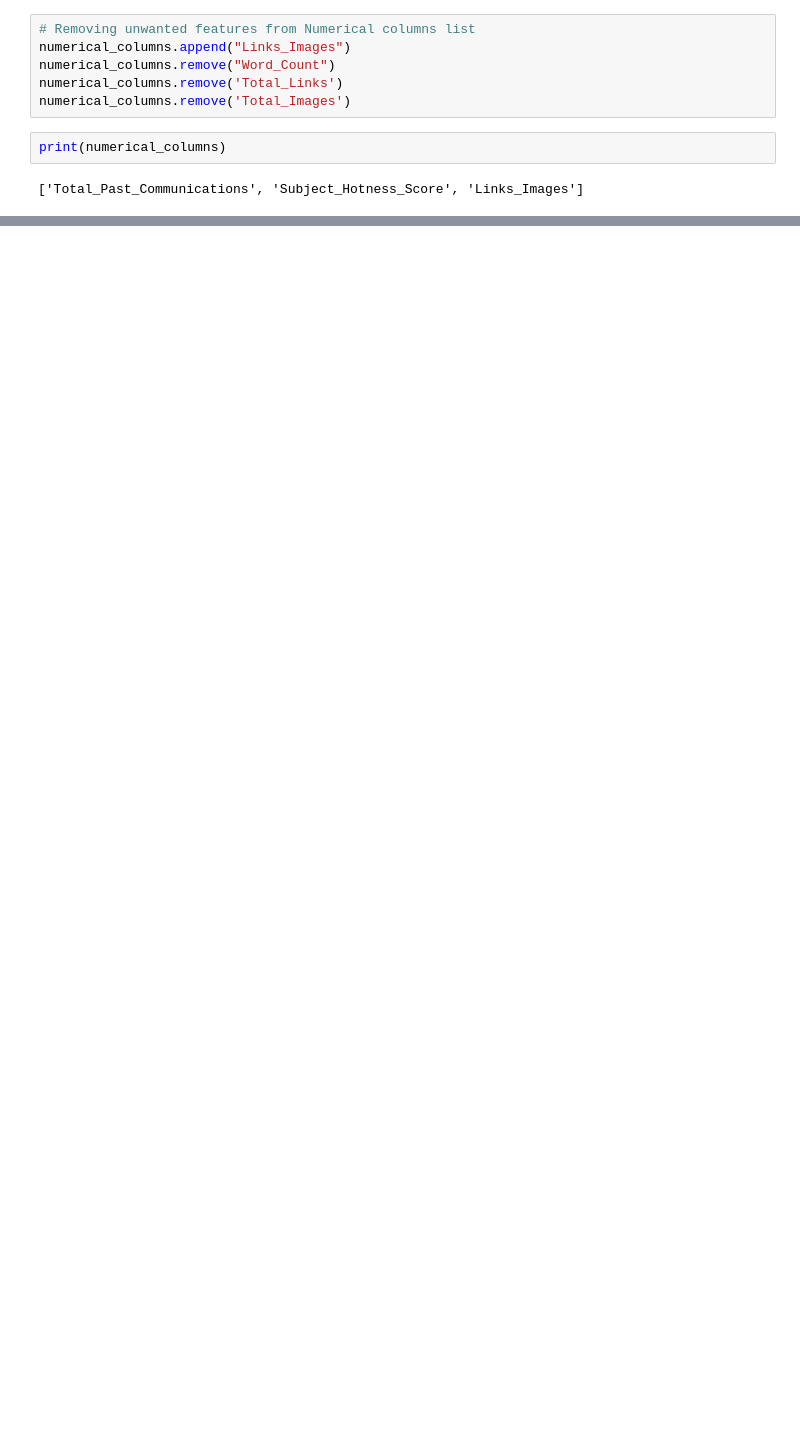
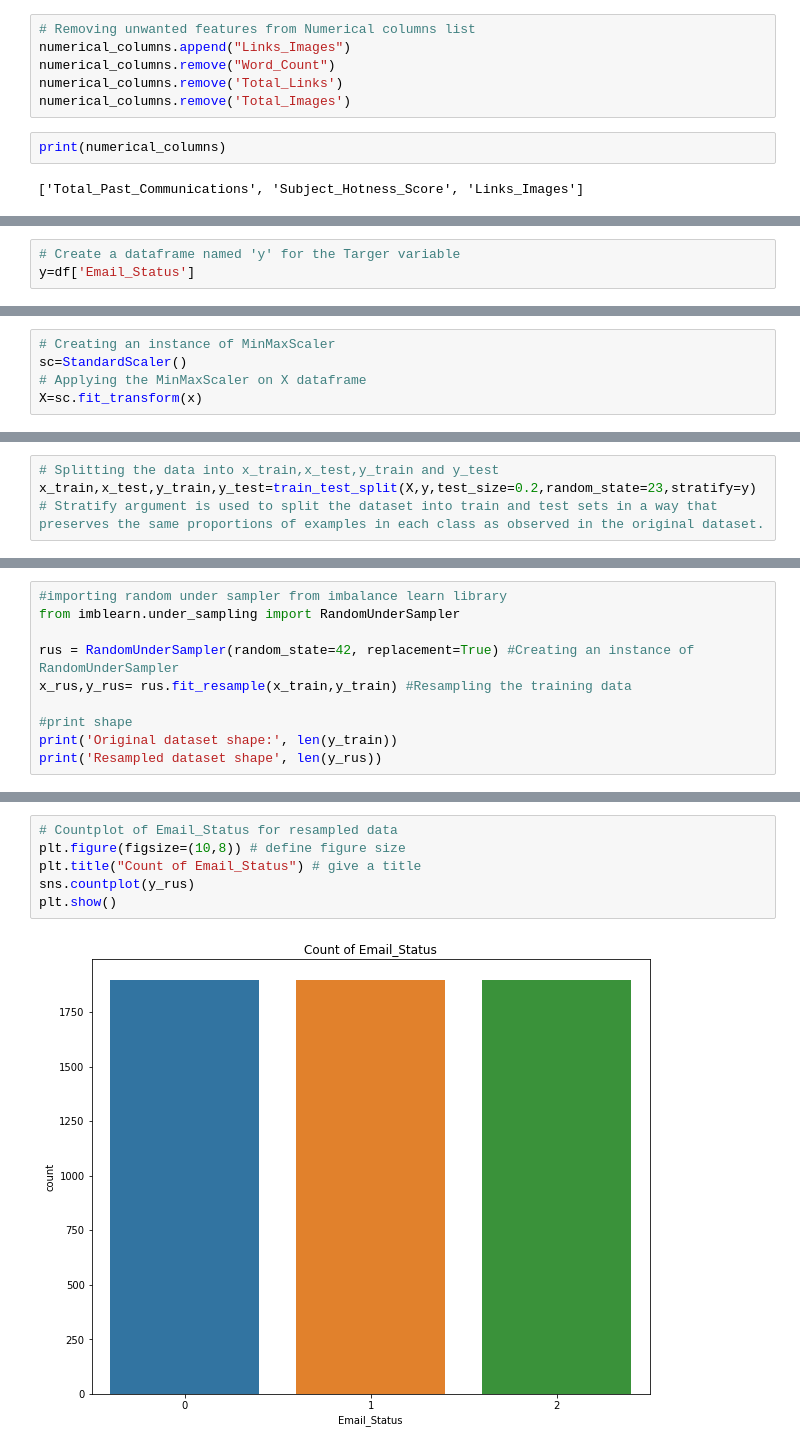
Before and after one commit to Dany511/Email-Campaign-Effectiveness-Prediction, a Jupyter notebook: Email_Campaign_Capstone.ipynb, the cells around one changed output, grey strips where cells are left out. Drawn from its saved outputs; the diff is of its cells as text; blank space fills up the shorter version.

```diff
--- a/Email_Campaign_Capstone.ipynb
+++ b/Email_Campaign_Capstone.ipynb
@@ -338,0 +431,3 @@ print(numerical_columns)
+# %%
+# Create a dataframe named 'y' for the Targer variable
+y=df['Email_Status']
@@ -338,0 +441,5 @@ print(numerical_columns)
+# %%
+# Creating an instance of MinMaxScaler
+sc=StandardScaler()
+# Applying the MinMaxScaler on X dataframe
+X=sc.fit_transform(x)
@@ -338,0 +473,3 @@ print(numerical_columns)
+# %%
+# Splitting the data into x_train,x_test,y_train and y_test
+x_train,x_test,y_train,y_test=train_test_split(X,y,test_size=0.2,random_state=23,stratify=y) # Stratify argument is used to split the dataset into train and test sets in a way that preserves the same proportions of examples in each class as observed in the original dataset.
@@ -338,0 +486,10 @@ print(numerical_columns)
+# %%
+#importing random under sampler from imbalance learn library
+from imblearn.under_sampling import RandomUnderSampler
+
+rus = RandomUnderSampler(random_state=42, replacement=True) #Creating an instance of RandomUnderSampler
+x_rus,y_rus= rus.fit_resample(x_train,y_train) #Resampling the training data
+
+#print shape
+print('Original dataset shape:', len(y_train))
+print('Resampled dataset shape', len(y_rus))
@@ -338,0 +499,8 @@ print(numerical_columns)
+# %%
+# Countplot of Email_Status for resampled data
+plt.figure(figsize=(10,8)) # define figure size
+plt.title("Count of Email_Status") # give a title
+sns.countplot(y_rus)
+plt.show()
+# %% [output]
+[figure, added]
```
Also changed, not shown: parts of 27 cells of this notebook.
